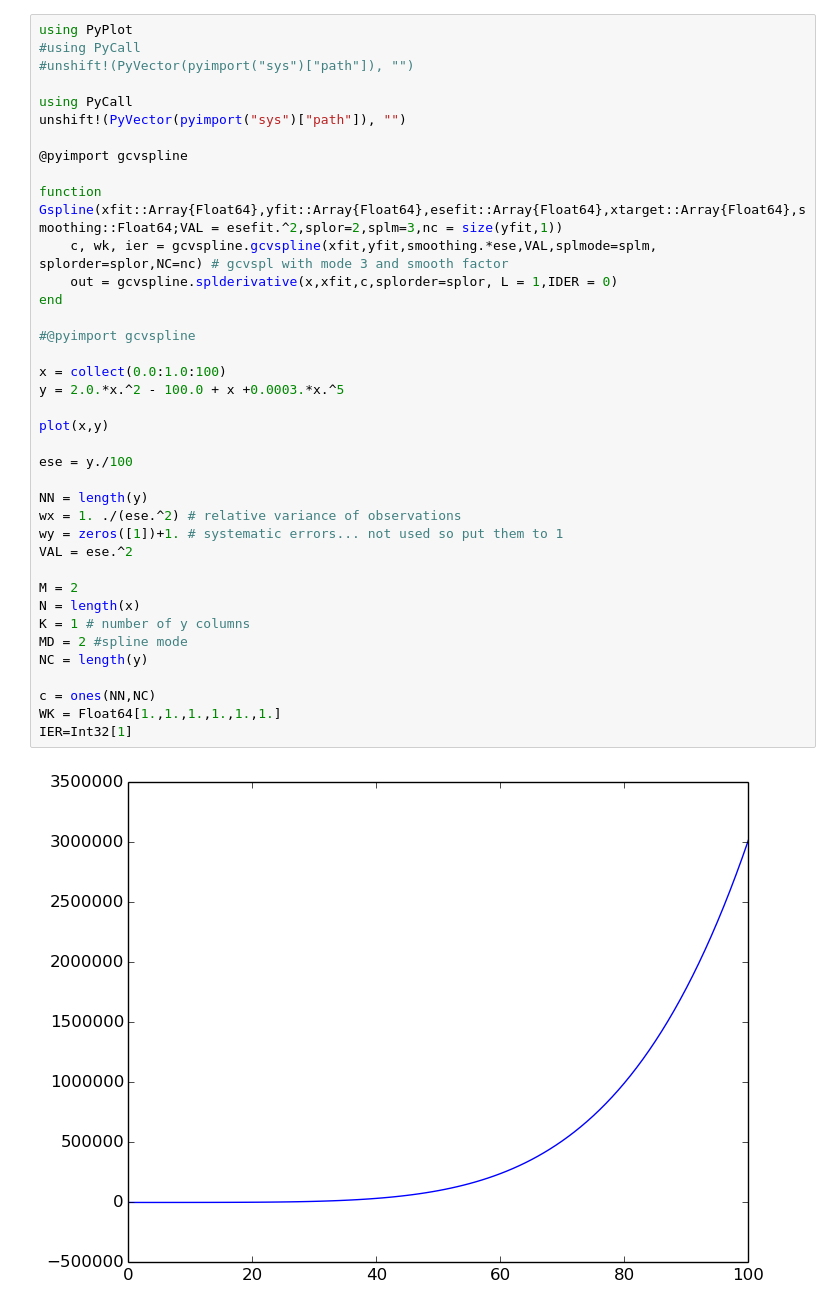
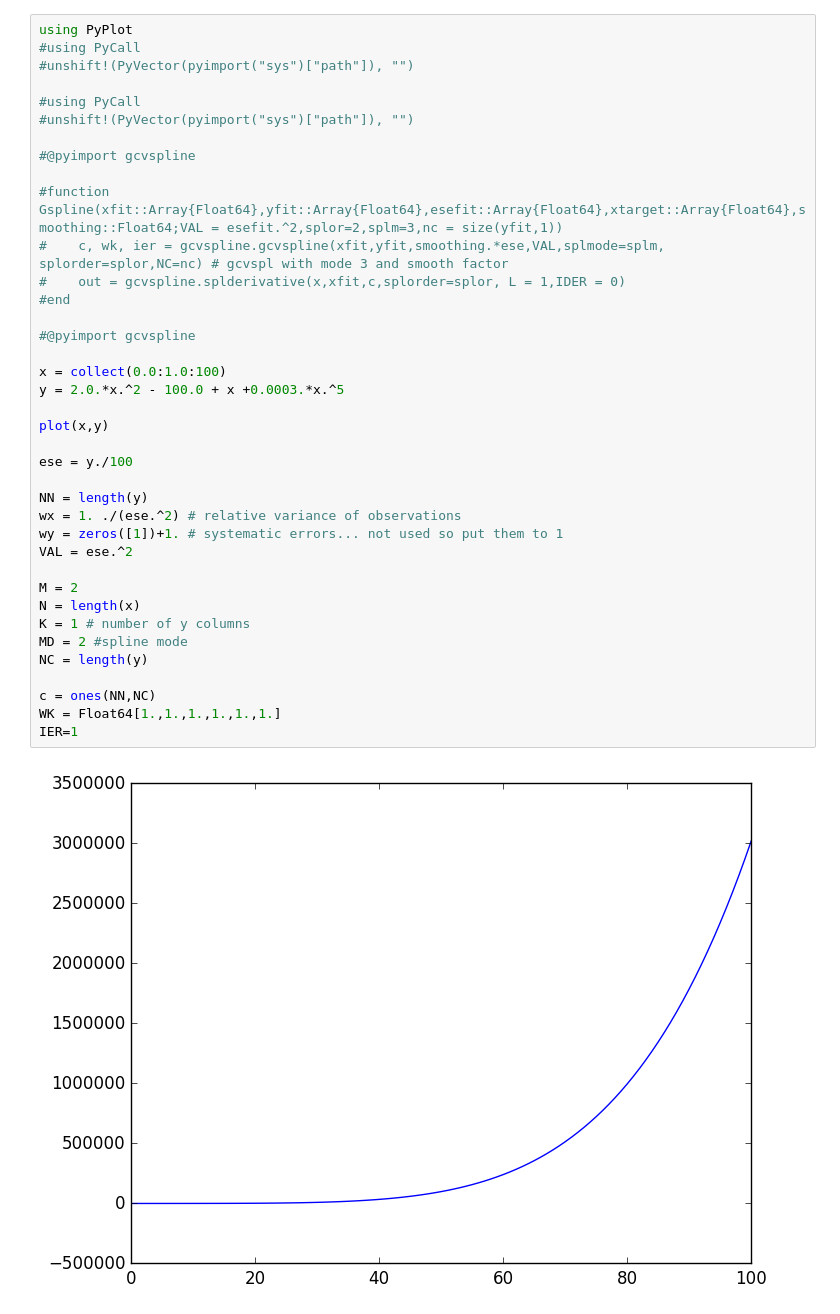
Before and after one commit to charlesll/Spectra.jl, a Jupyter notebook: Dependencies/gcvspline/test.ipynb, the cells around one changed output. Saved outputs shown, nothing was run; the diff lists cells and outputs as text.

Commit message:
trying to make gcvspline working...

```diff
--- a/Dependencies/gcvspline/test.ipynb
+++ b/Dependencies/gcvspline/test.ipynb
@@ -2,39 +2,39 @@
 using PyPlot
 #using PyCall
 #unshift!(PyVector(pyimport("sys")["path"]), "")
 
-using PyCall
-unshift!(PyVector(pyimport("sys")["path"]), "")
+#using PyCall
+#unshift!(PyVector(pyimport("sys")["path"]), "")
 
-@pyimport gcvspline
+#@pyimport gcvspline
 
-function Gspline(xfit::Array{Float64},yfit::Array{Float64},esefit::Array{Float64},xtarget::Array{Float64},smoothing::Float64;VAL = esefit.^2,splor=2,splm=3,nc = size(yfit,1))
-    c, wk, ier = gcvspline.gcvspline(xfit,yfit,smoothing.*ese,VAL,splmode=splm, splorder=splor,NC=nc) # gcvspl with mode 3 and smooth factor
-    out = gcvspline.splderivative(x,xfit,c,splorder=splor, L = 1,IDER = 0)
-end
+#function Gspline(xfit::Array{Float64},yfit::Array{Float64},esefit::Array{Float64},xtarget::Array{Float64},smoothing::Float64;VAL = esefit.^2,splor=2,splm=3,nc = size(yfit,1))
+#    c, wk, ier = gcvspline.gcvspline(xfit,yfit,smoothing.*ese,VAL,splmode=splm, splorder=splor,NC=nc) # gcvspl with mode 3 and smooth factor
+#    out = gcvspline.splderivative(x,xfit,c,splorder=splor, L = 1,IDER = 0)
+#end
 
 #@pyimport gcvspline
 
 x = collect(0.0:1.0:100)
 y = 2.0.*x.^2 - 100.0 + x +0.0003.*x.^5
 
 plot(x,y)
 
 ese = y./100
 
 NN = length(y)
 wx = 1. ./(ese.^2) # relative variance of observations
 wy = zeros([1])+1. # systematic errors... not used so put them to 1
 VAL = ese.^2
 
 M = 2
 N = length(x)
 K = 1 # number of y columns
 MD = 2 #spline mode
 NC = length(y)
 
 c = ones(NN,NC)
 WK = Float64[1.,1.,1.,1.,1.,1.]
-IER=Int32[1]
+IER=1
 # %% [output]
-[figure, old version]
+[figure, new version]
```
Also changed, not shown: parts of 5 cells of this notebook, 13 other files.
